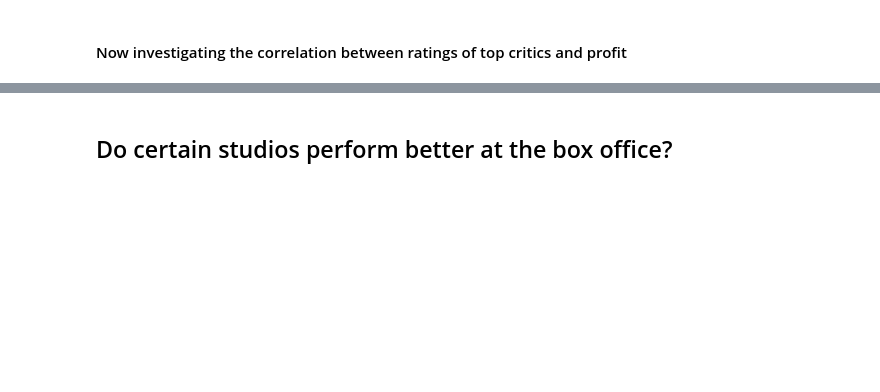
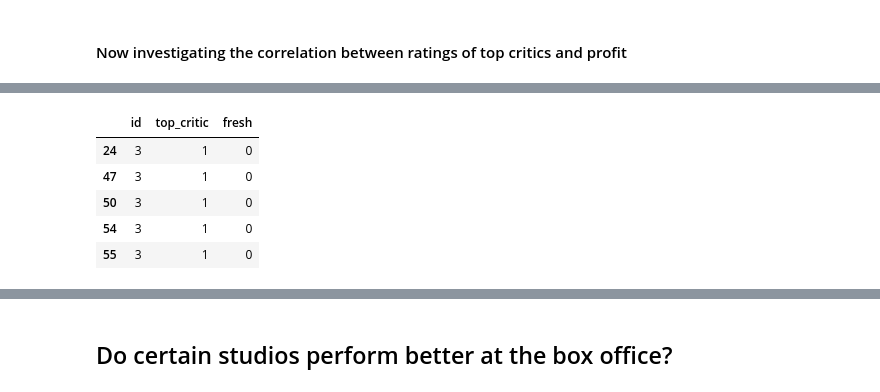
Before and after one commit to tramsay-deloitte/Dollywood, a Jupyter notebook: Thomas - Data Exploration.ipynb, the cells around one changed output, grey strips where cells are left out. Drawn from its saved outputs; the diff is of its cells as text; code cells hidden in the pictures; blank space fills up the shorter version.

```diff
--- a/Thomas - Data Exploration.ipynb
+++ b/Thomas - Data Exploration.ipynb
@@ -661,0 +696,11 @@ No correlation with percentage of positive ratings and profit?
+# %%
+#isolate just the reviews from the top critics
+rotten_tomatoes_top_critics = rotten_tomatoes[rotten_tomatoes['top_critic'] == 1]
+rotten_tomatoes_top_critics.head()
+# %% [output]
+|  | id | top_critic | fresh |
+| 24 | 3 | 1 | 0 |
+| 47 | 3 | 1 | 0 |
+| 50 | 3 | 1 | 0 |
+| 54 | 3 | 1 | 0 |
+| 55 | 3 | 1 | 0 |
```
Also changed, not shown: parts of 21 cells of this notebook.
